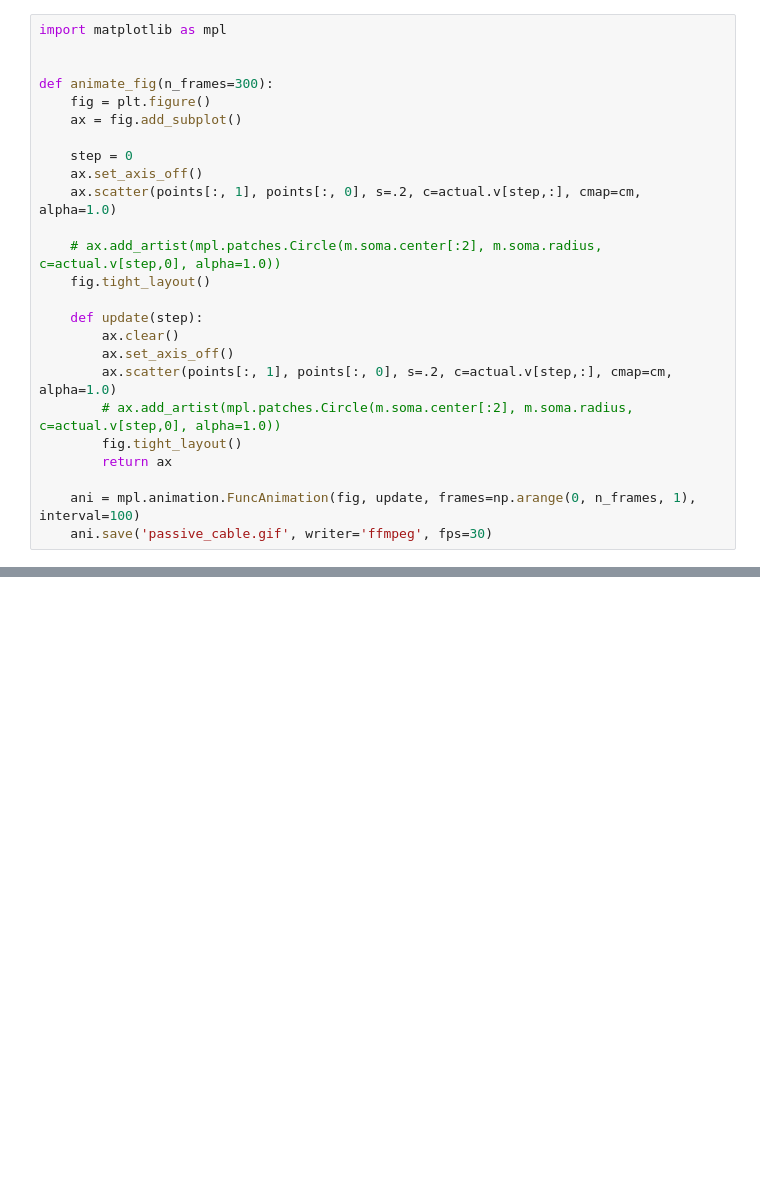
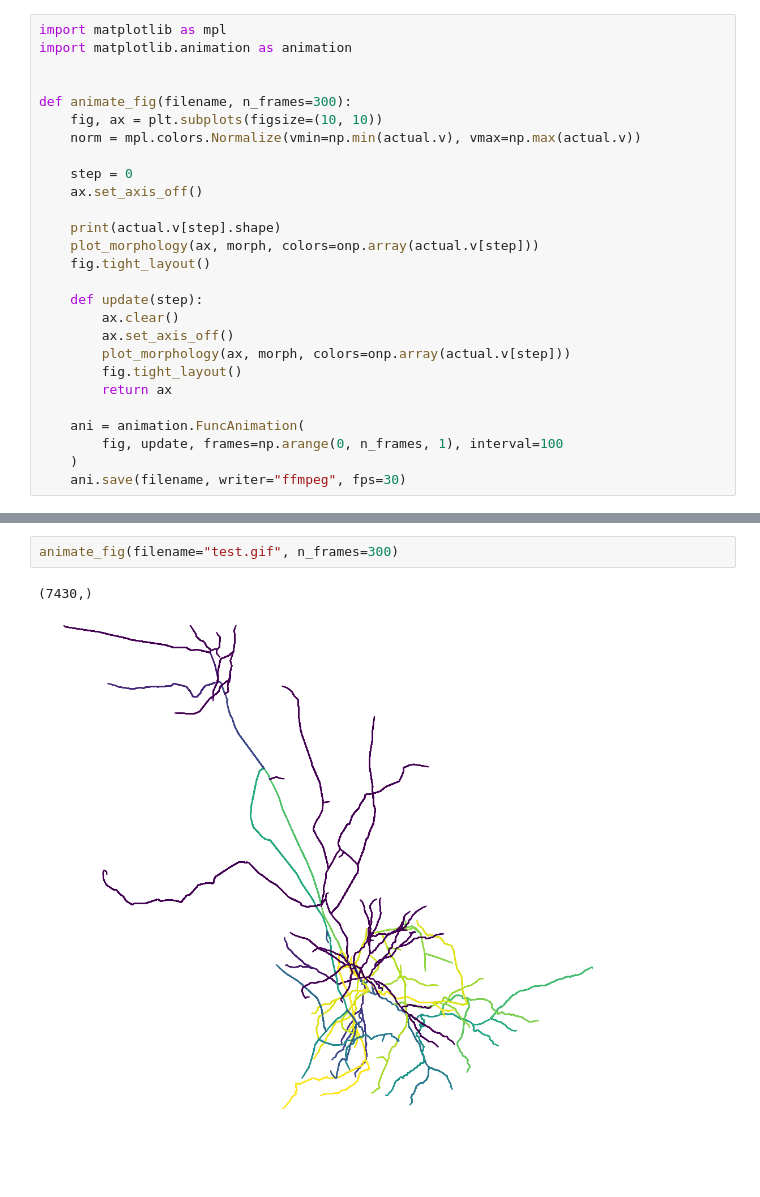
Before and after one commit to cpehle/njx, a Jupyter notebook: doc/notebooks/neuron_morphology.ipynb, the cells around one changed output, grey strips where cells are left out. Drawn from its saved outputs; the diff is of its cells as text; blank space fills up the shorter version.

```diff
--- a/doc/notebooks/neuron_morphology.ipynb
+++ b/doc/notebooks/neuron_morphology.ipynb
@@ -117,25 +198,27 @@ _, actual = integrator(initial_state)
 # %%
 import matplotlib as mpl
+import matplotlib.animation as animation
 
 
-def animate_fig(n_frames=300):
-    fig = plt.figure()
-    ax = fig.add_subplot()
+def animate_fig(filename, n_frames=300):
+    fig, ax = plt.subplots(figsize=(10, 10))
+    norm = mpl.colors.Normalize(vmin=np.min(actual.v), vmax=np.max(actual.v))
 
     step = 0
     ax.set_axis_off()
-    ax.scatter(points[:, 1], points[:, 0], s=.2, c=actual.v[step,:], cmap=cm, alpha=1.0)
 
-    # ax.add_artist(mpl.patches.Circle(m.soma.center[:2], m.soma.radius, c=actual.v[step,0], alpha=1.0))
+    print(actual.v[step].shape)
+    plot_morphology(ax, morph, colors=onp.array(actual.v[step]))
     fig.tight_layout()
 
     def update(step):
         ax.clear()
         ax.set_axis_off()
-        ax.scatter(points[:, 1], points[:, 0], s=.2, c=actual.v[step,:], cmap=cm, alpha=1.0)
-        # ax.add_artist(mpl.patches.Circle(m.soma.center[:2], m.soma.radius, c=actual.v[step,0], alpha=1.0))
+        plot_morphology(ax, morph, colors=onp.array(actual.v[step]))
         fig.tight_layout()
         return ax
 
-    ani = mpl.animation.FuncAnimation(fig, update, frames=np.arange(0, n_frames, 1), interval=100)
-    ani.save('passive_cable.gif', writer='ffmpeg', fps=30)
+    ani = animation.FuncAnimation(
+        fig, update, frames=np.arange(0, n_frames, 1), interval=100
+    )
+    ani.save(filename, writer="ffmpeg", fps=30)
@@ -145,0 +225,5 @@ animate_fig(n_frames=30)
+# %%
+animate_fig(filename="test.gif", n_frames=300)
+# %% [output]
+(7430,)
+[figure, added]
```
Also changed, not shown: parts of 16 cells of this notebook.
